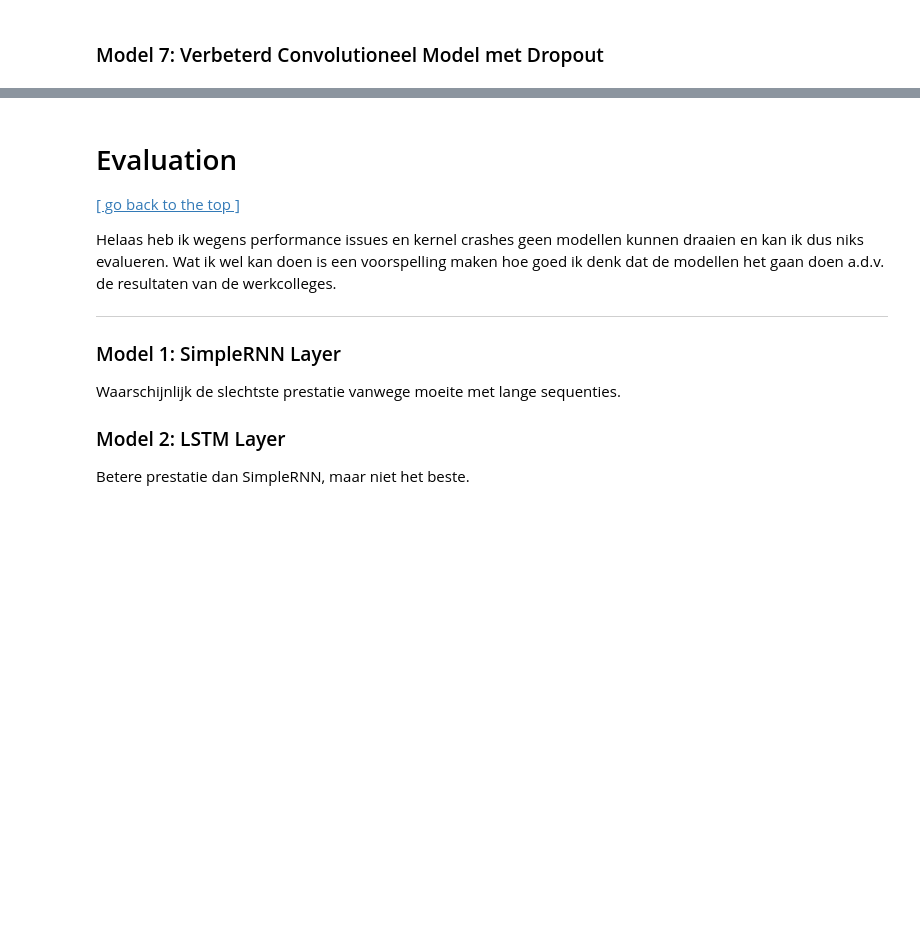
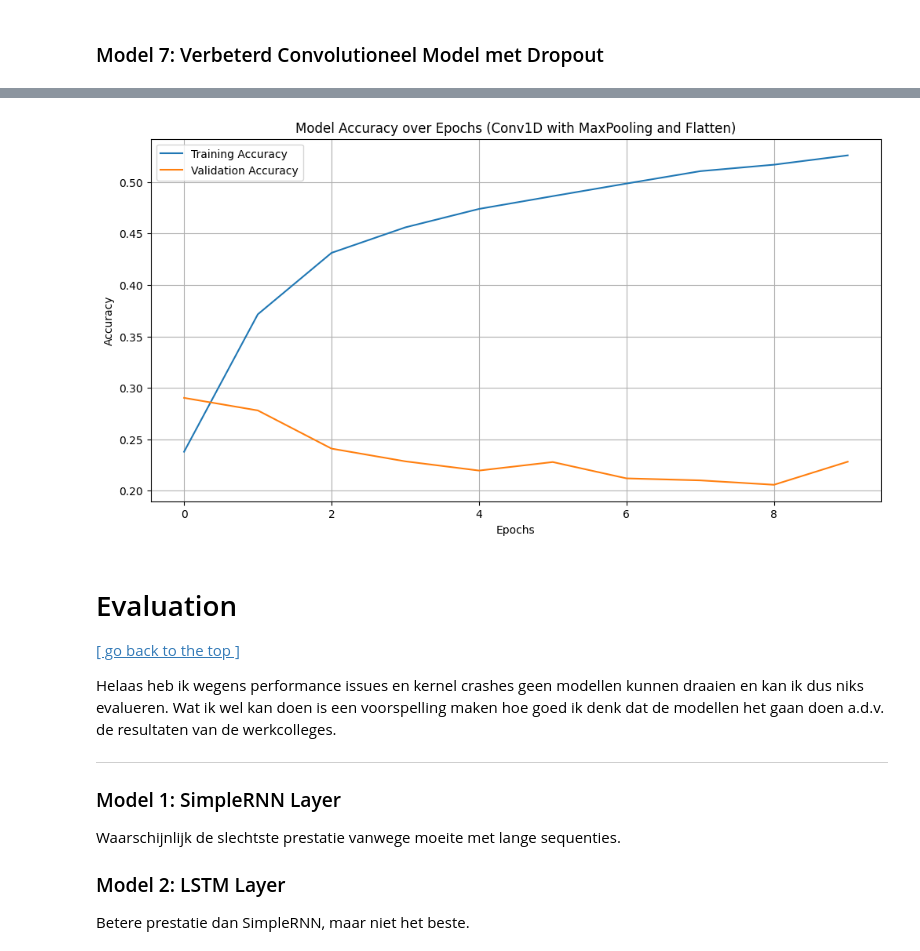
Before and after one commit to EsmeeK1/MachineLearning, a Jupyter notebook: thema's/deep_learning/boekclassificatie_esmee_kraan.ipynb, the cells around one changed output, grey strips where cells are left out. Drawn from its saved outputs; the diff is of its cells as text; code cells hidden in the pictures; blank space fills up the shorter version.

```diff
--- a/thema's/deep_learning/boekclassificatie_esmee_kraan.ipynb
+++ b/thema's/deep_learning/boekclassificatie_esmee_kraan.ipynb
@@ -1212,0 +1220,16 @@ plt.show()
+# %%
+# Tokenize de teksten
+train_tokenized_100k = Tokenizer(num_words=10000)
+train_tokenized_100k.fit_on_texts(subset_training_100k['txt'])
+
+# Vul de teksten aan tot 600 woorden met padding
+sequences_train_100k = train_tokenized_100k.texts_to_sequences(subset_training_100k['txt'])
+padded_train_100k = pad_sequences(sequences_train_100k, maxlen=600)
+# %%
+# Tokenize de teksten
+val_tokenized_100k = Tokenizer(num_words=10000)
+val_tokenized_100k.fit_on_texts(subset_val_100k['txt'])
+
+# Vul de teksten aan tot 600 woorden met padding
+sequences_val_100k = val_tokenized_100k.texts_to_sequences(subset_val_100k['txt'])
+padded_val_100k = pad_sequences(sequences_val_100k, maxlen=600)
@@ -1212,0 +1420,14 @@ plt.show()
+# %%
+from tensorflow.keras import layers, models
+
+model = models.Sequential([
+    layers.Embedding(input_dim=100_000, output_dim=7, input_length=600),
+    layers.Dropout(.5),
+    layers.Flatten(),
+    layers.Dropout(.8),
+    layers.Dense(7, activation='softmax')
+])
+
+model.build(input_shape=(None, 600))
+
+model.summary()
@@ -1212,0 +1452,4 @@ plt.show()
+# %%
+model.compile(optimizer='adam', loss='sparse_categorical_crossentropy', metrics=['accuracy'])
+
+history = model.fit(padded_train_100k, subset_training_100k['genre_nr'], epochs=10, validation_data = (padded_val_100k, subset_val_100k['genre_nr']))
@@ -1213,3 +1477,15 @@ plt.show()
+# %%
+plt.figure(figsize=(12, 6))
+plt.plot(history.history['accuracy'], label='Training Accuracy')
+plt.plot(history.history['val_accuracy'], label='Validation Accuracy')
+plt.title('Model Accuracy over Epochs (Conv1D with MaxPooling and Flatten)')
+plt.xlabel('Epochs')
+plt.ylabel('Accuracy')
+plt.legend()
+plt.grid(True)
+plt.show()
+# %% [output]
+[figure, added]
 # %% [markdown]
 # Evaluation
 
```
Also changed, not shown: parts of 54 cells of this notebook.
